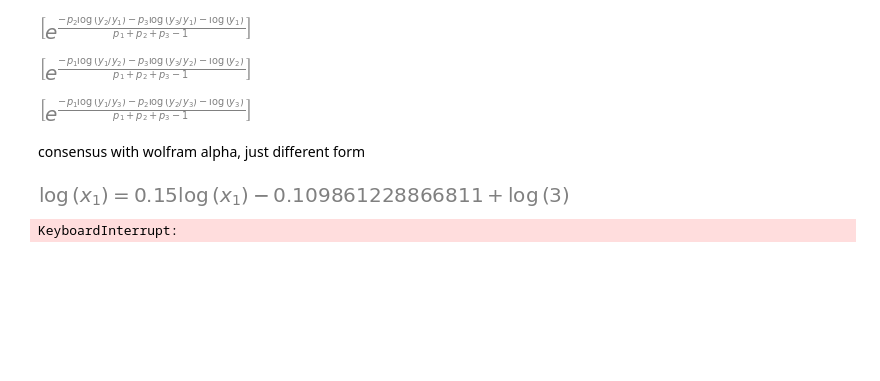
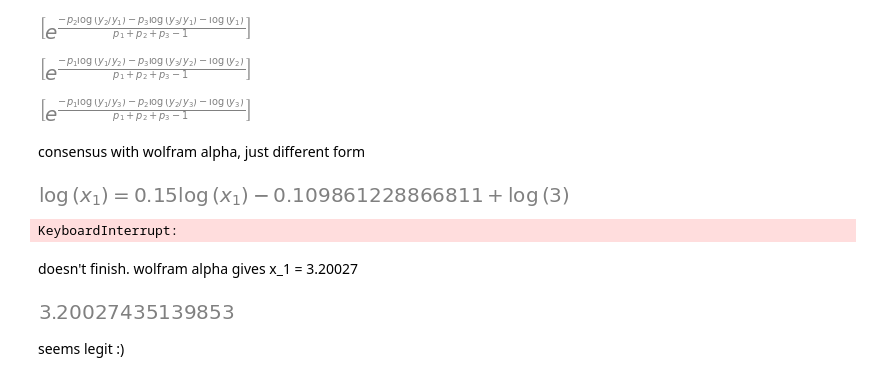
Before and after one commit to JoshuaGensel/dmMIME_correction, a Jupyter notebook: src/sympy_test.ipynb, the cells around one changed output. Saved outputs shown, nothing was run; the diff lists cells and outputs as text; code cells hidden in the pictures; blank space fills up the shorter version.

```diff
--- a/src/sympy_test.ipynb
+++ b/src/sympy_test.ipynb
@@ -34,3 +34,18 @@ display(example_equation_x_1)
 sp.solve(sp.Eq(sp.log(x_1), sp.log(3) + .05 * sp.log(3/3) + .05 * sp.log(x_1) + .05 * sp.log(1/3) + .05 * sp.log(x_1) + .05 * sp.log(1/3) + .05 * sp.log(x_1)), x_1)
 # %% [output]
 KeyboardInterrupt:
+# %% [markdown]
+doesn't finish. wolfram alpha gives x_1 = 3.20027
+# %%
+y_1 = 3
+y_2 = 1
+y_3 = 1
+p_1 = .05
+p_2 = .05
+p_3 = .05
+
+np.exp((-p_2*np.log(y_2/y_1)-p_3*np.log(y_3/y_1)-np.log(y_1))/(p_1 + p_2 + p_3-1))
+# %% [output]
+[figure, added]
+# %% [markdown]
+seems legit :)
```
